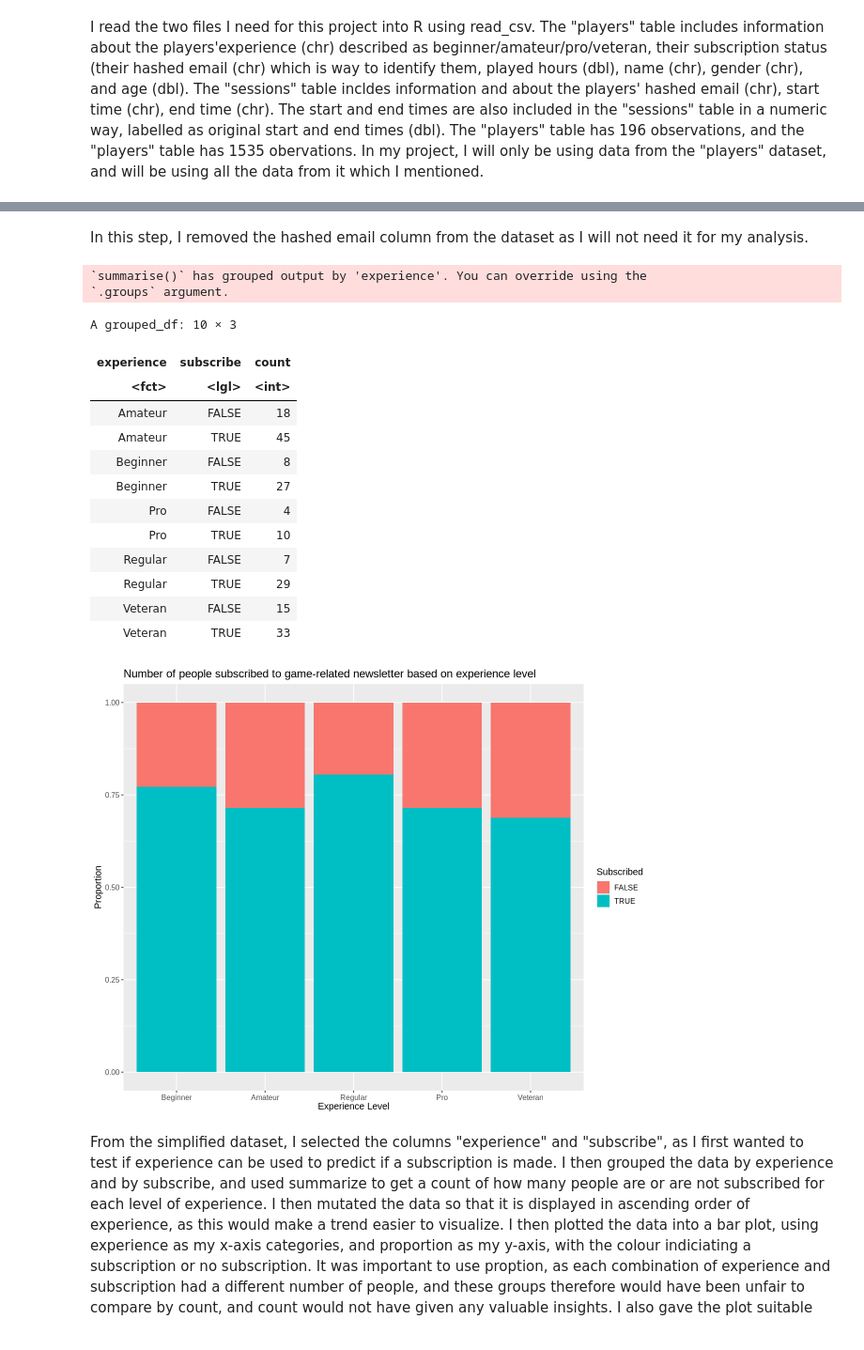
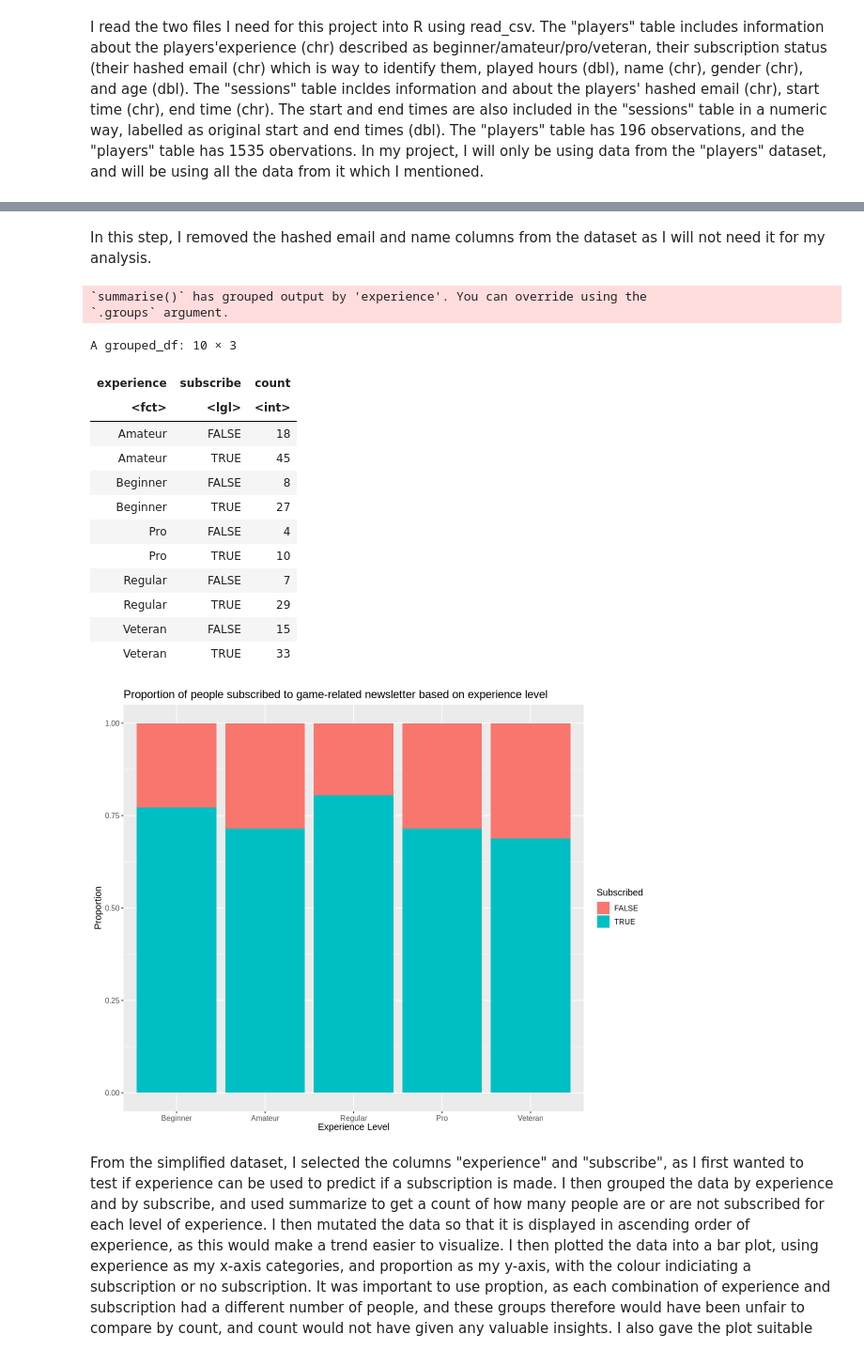
Before and after one commit to aposton2312/dsci100projecty, a Jupyter notebook: project.ipynb, the cells around one changed output, grey strips where cells are left out. Shown at 94% size. Drawn from its saved outputs; the diff is of its cells as text; code cells hidden in the pictures.

```diff
--- a/project.ipynb
+++ b/project.ipynb
@@ -106,37 +106,37 @@ A tibble: 196 × 6
 # %% [markdown]
-In this step, I removed the hashed email column from the dataset as I will not need it for my analysis.
+In this step, I removed the hashed email and name columns from the dataset as I will not need it for my analysis.
 # %%
 players_experience<- players_simple |>
 select(experience, subscribe) |>
 group_by(experience, subscribe) |>
 summarize(count=n()) |>
 mutate(experience = factor(experience, levels = c("Beginner", "Amateur", "Regular", "Pro", "Veteran")))
 players_experience
 
 options(repr.plot.width=10, repr.plot.height=8)
 experience_plot<- players_experience |>
 ggplot(aes(x=experience, y=count, fill=subscribe)) +
 geom_bar(stat="identity", position="fill")+
-labs(x="Experience Level", y="Proportion", title="Number of people subscribed to game-related newsletter based on experience level", fill="Subscribed")+
+labs(x="Experience Level", y="Proportion", title="Proportion of people subscribed to game-related newsletter based on experience level", fill="Subscribed")+
 theme(text=element_text(size=12))
 experience_plot
 # %% [output]
 `summarise()` has grouped output by 'experience'. You can override using the
 `.groups` argument.
 A grouped_df: 10 × 3
 | experience | subscribe | count |
 | <fct> | <lgl> | <int> |
 | Amateur | FALSE | 18 |
 | Amateur | TRUE | 45 |
 | Beginner | FALSE | 8 |
 | Beginner | TRUE | 27 |
 | Pro | FALSE | 4 |
 | Pro | TRUE | 10 |
 | Regular | FALSE | 7 |
 | Regular | TRUE | 29 |
 | Veteran | FALSE | 15 |
 | Veteran | TRUE | 33 |
-[figure, old version]
+[figure, new version]
 # %% [markdown]
 From the simplified dataset, I selected the columns "experience" and "subscribe", as I first wanted to test if experience can be used to predict if a subscription is made.  I then grouped the data by experience and by subscribe, and used summarize to get a count of how many people are or are not subscribed for each level of experience.  I then mutated the data so that it is displayed in ascending order of experience, as this would make a trend easier to visualize.  I then plotted the data into a bar plot, using experience as my x-axis categories, and proportion as my y-axis, with the colour indiciating a subscription or no subscription.  It was important to use proption, as each combination of experience and subscription had a different number of people, and these groups therefore would have been unfair to compare by count, and count would not have given any valuable insights. I also gave the plot suitable dimentions and text size.  By looking at the graph, there is not enough evidence to conclude that there is a relationshio between experience level and buying a subscription.  There is no logical trend when looking at the proportion of peope who have a subscription at each experience level as you ascend experience levels, and there is a minimal difference in proportion of subscribed individuals between all the experience levels.  Therefore, experience level should not be used to predict whether a subscription is purchased or not.
 # %%
```
Also changed, not shown: parts of 5 cells of this notebook.
